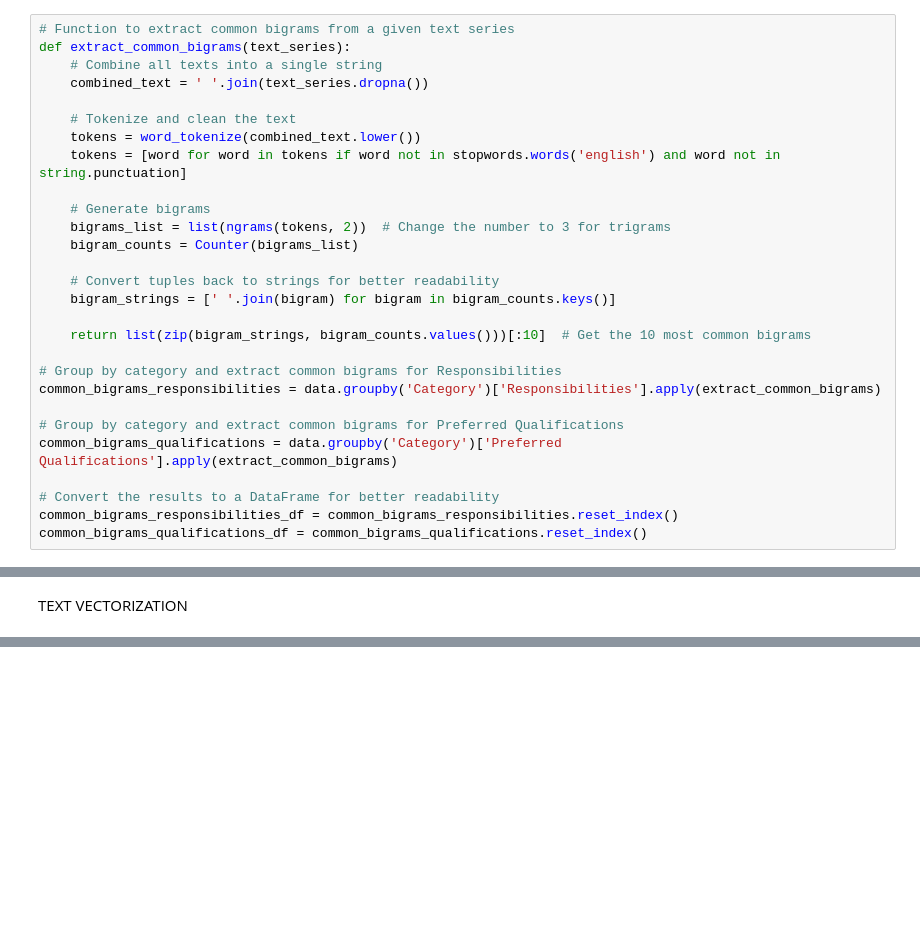
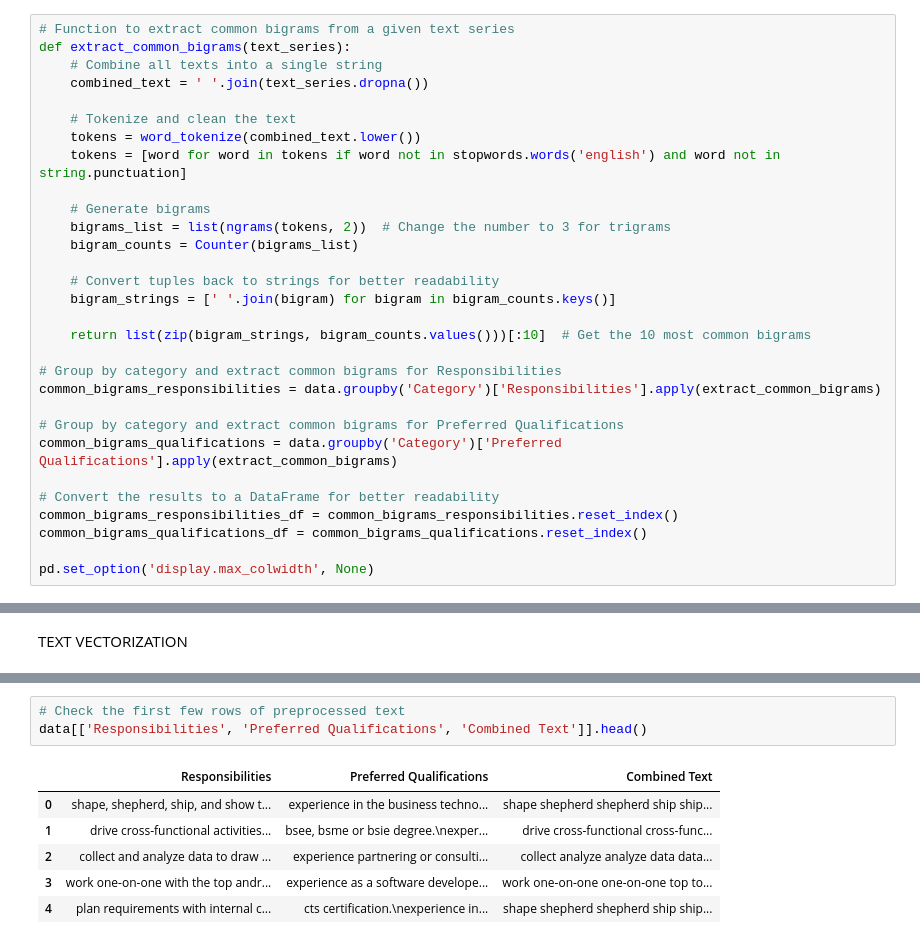
Before and after one commit to C242-PS045-Career-Match/Machine-Learning, a Jupyter notebook: CareerMatch_MLmodel.ipynb, the cells around one changed output, grey strips where cells are left out. Drawn from its saved outputs; the diff is of its cells as text; blank space fills up the shorter version.

```diff
--- a/CareerMatch_MLmodel.ipynb
+++ b/CareerMatch_MLmodel.ipynb
@@ -235,6 +237,8 @@ common_bigrams_qualifications = data.groupby('Category')['Preferred Qualificatio
 # Convert the results to a DataFrame for better readability
 common_bigrams_responsibilities_df = common_bigrams_responsibilities.reset_index()
 common_bigrams_qualifications_df = common_bigrams_qualifications.reset_index()
+
+pd.set_option('display.max_colwidth', None)
 # %%
 common_bigrams_responsibilities_df['Responsibilities'] = common_bigrams_responsibilities_df['Responsibilities'].apply(str)
 common_bigrams_responsibilities_df
@@ -263,0 +329,10 @@ TEXT VECTORIZATION
+# %%
+# Check the first few rows of preprocessed text
+data[['Responsibilities', 'Preferred Qualifications', 'Combined Text']].head()
+# %% [output]
+|  | Responsibilities | Preferred Qualifications | Combined Text |
+| 0 | shape, shepherd, ship, and show t... | experience in the business techno... | shape shepherd shepherd ship ship... |
+| 1 | drive cross-functional activities... | bsee, bsme or bsie degree.\nexper... | drive cross-functional cross-func... |
+| 2 | collect and analyze data to draw ... | experience partnering or consulti... | collect analyze analyze data data... |
+| 3 | work one-on-one with the top andr... | experience as a software develope... | work one-on-one one-on-one top to... |
+| 4 | plan requirements with internal c... | cts certification.\nexperience in... | shape shepherd shepherd ship ship... |
```
Also changed, not shown: parts of 10 cells of this notebook.
